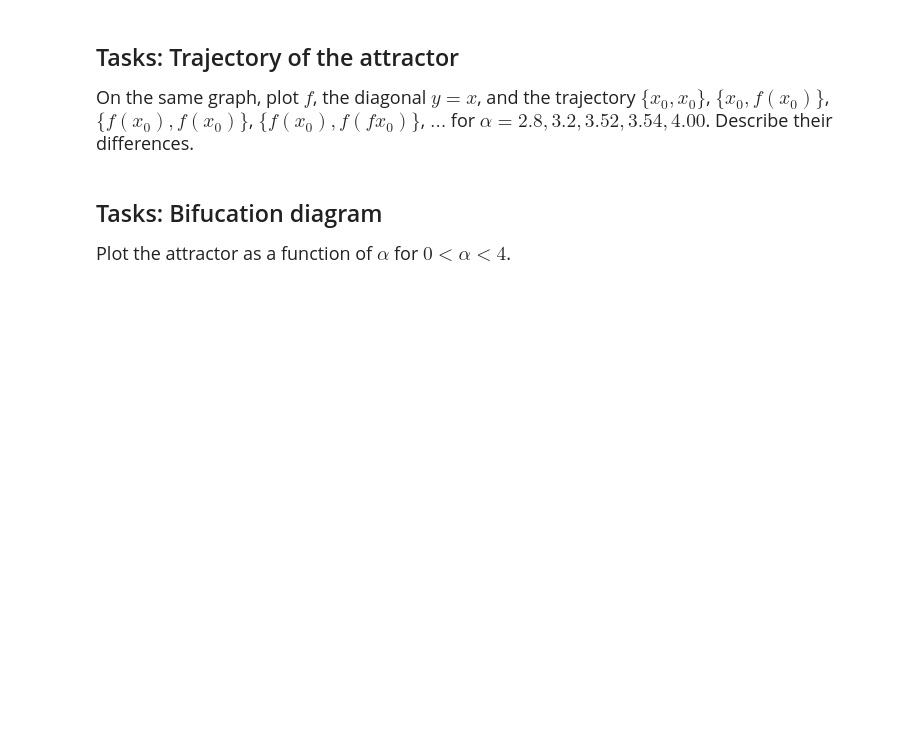
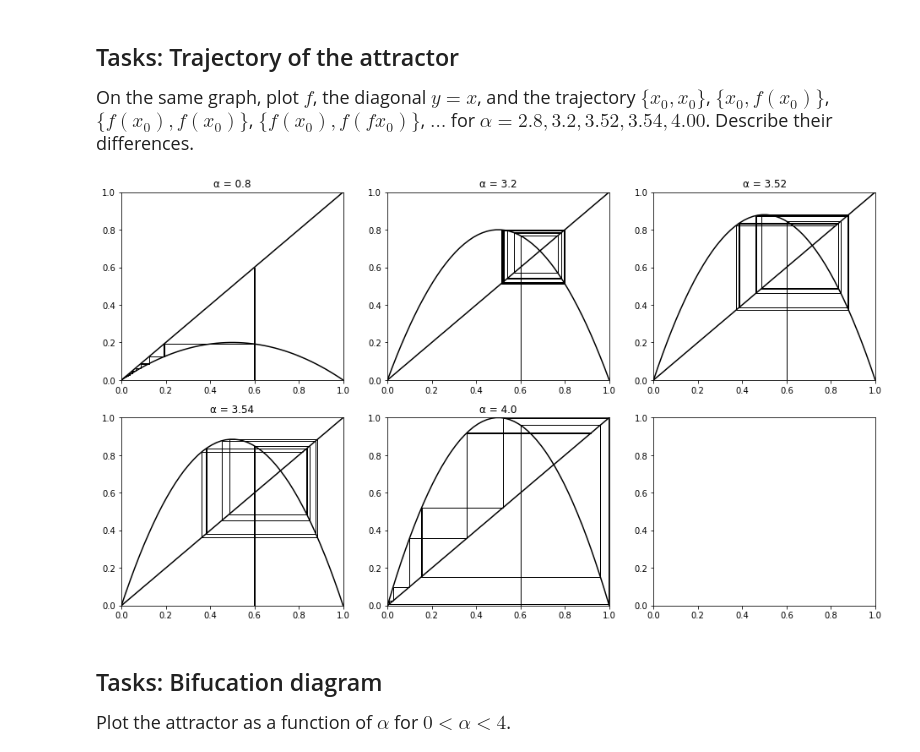
Before and after one commit to pcchen/Computation-in-Physics, a Jupyter notebook: 107022138/1025_Logistic_map.ipynb, the cells around one changed output. Saved outputs shown, nothing was run; the diff lists cells and outputs as text; code cells hidden in the pictures; blank space fills up the shorter version.

```diff
--- a/107022138/1025_Logistic_map.ipynb
+++ b/107022138/1025_Logistic_map.ipynb
@@ -53,6 +69,35 @@ for i in range(0,N-1):
 <font size = 4>
 On the same graph, plot $f$, the diagonal $y=x$, and the trajectory $\{x_0, x_0\}$, $\{x_0, f(x_0)\}$, $\{f(x_0), f(x_0)\}$, $\{f(x_0), f(fx_0)\}$, $\dots$ for $\alpha=2.8, 3.2, 3.52, 3.54, 4.00$. Describe their differences.
 </font>
+# %%
+N = 10    #步數
+x = np.empty(N)
+α = [0.8,3.2,3.52,3.54,4.00]
+x[0] = 0.6
+a = np.linspace(0,1)
+
+fig, axes = plt.subplots(ncols = 3, nrows = 2 , figsize = (16,9))
+ax = axes.flatten()
+
+for ii in range(5):
+    b = α[ii] * a *(1-a)
+    ax[ii].plot(a,b,'k')
+    ax[ii].plot(a,a,'k')
+    ax[ii].set_title('α = ' + str(α[ii]))
+
+    for i in range(0,N-1):
+        x[i+1] = α[ii]*x[i]*(1-x[i])
+        ax[ii].arrow(x[i],x[i],0,x[i+1]-x[i],width = 0.001,head_width = 0.0,length_includes_head = True,color ='k')
+        ax[ii].arrow(x[i],x[i+1],x[i+1]-x[i],0,width = 0.001,head_width = 0.0,length_includes_head = True,color ='k')
+
+        ax[ii].set_ylim([0,1])
+        ax[ii].set_xlim([0,1])
+
+        ax[ii].arrow(x[0],0,0,x[1],width = 0.001,head_width = 0.0,length_includes_head = True,color ='k')
+
+# plt.arrow(x[0],0,0,x[1],width = 0.001,head_width = 0.0,length_includes_head = True,color ='k')
+# %% [output]
+[figure, added]
 # %% [markdown]
 ## Tasks: Bifucation diagram
 <font size = 4>
```
Also changed, not shown: parts of 7 cells of this notebook.
